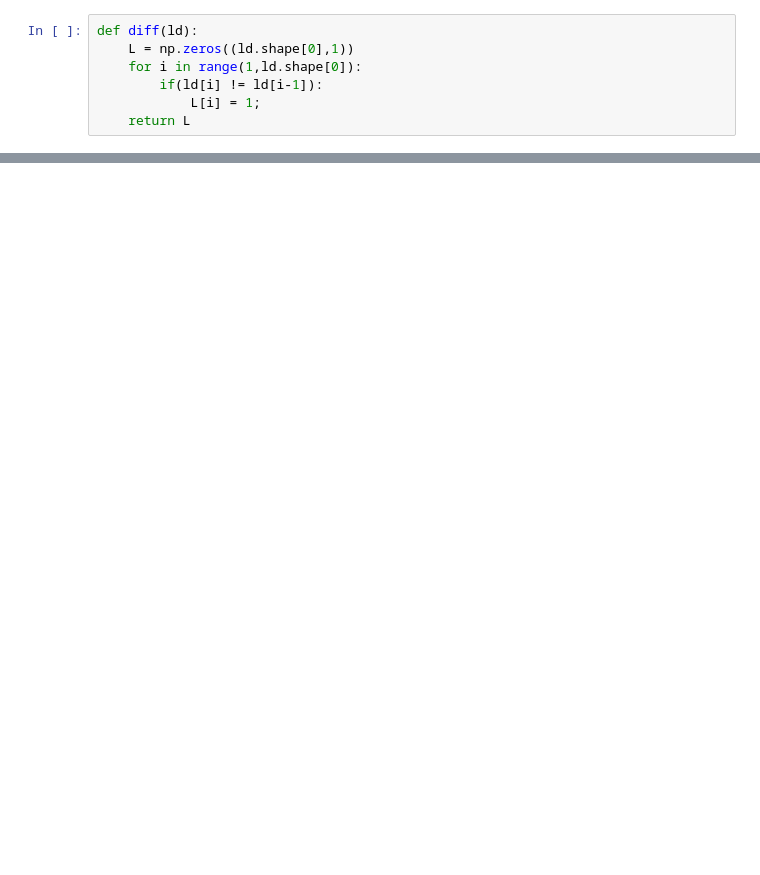
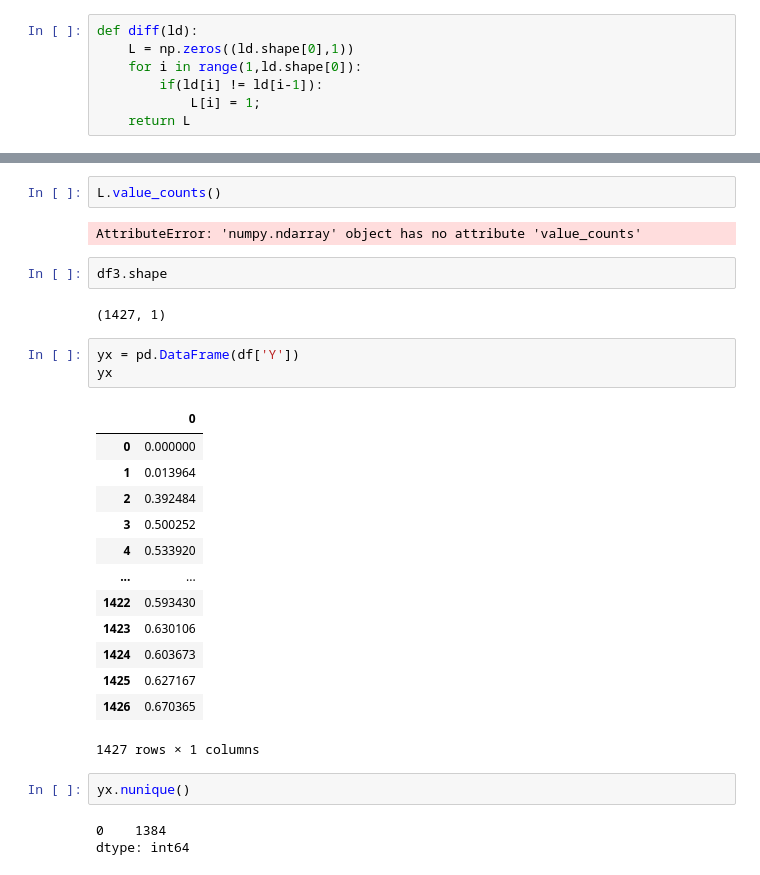
Before and after one commit to aniketk33/KL-CPD, a Jupyter notebook: data_preprocessin.ipynb, the cells around one changed output, grey strips where cells are left out. Cells and saved outputs as stored; diff of their text form; blank space fills up the shorter version.

```diff
--- a/data_preprocessin.ipynb
+++ b/data_preprocessin.ipynb
@@ -158,0 +173,30 @@ AttributeError: 'function' object has no attribute 'shape'
+# %%
+L.value_counts()
+# %% [output]
+AttributeError: 'numpy.ndarray' object has no attribute 'value_counts'
+# %%
+df3.shape
+# %% [output]
+(1427, 1)
+# %%
+yx = pd.DataFrame(df['Y'])
+yx
+# %% [output]
+|  | 0 |
+| 0 | 0.000000 |
+| 1 | 0.013964 |
+| 2 | 0.392484 |
+| 3 | 0.500252 |
+| 4 | 0.533920 |
+| ... | ... |
+| 1422 | 0.593430 |
+| 1423 | 0.630106 |
+| 1424 | 0.603673 |
+| 1425 | 0.627167 |
+| 1426 | 0.670365 |
+1427 rows × 1 columns
+# %%
+yx.nunique()
+# %% [output]
+0    1384
+dtype: int64
```
Also changed, not shown: parts of 8 cells of this notebook.
